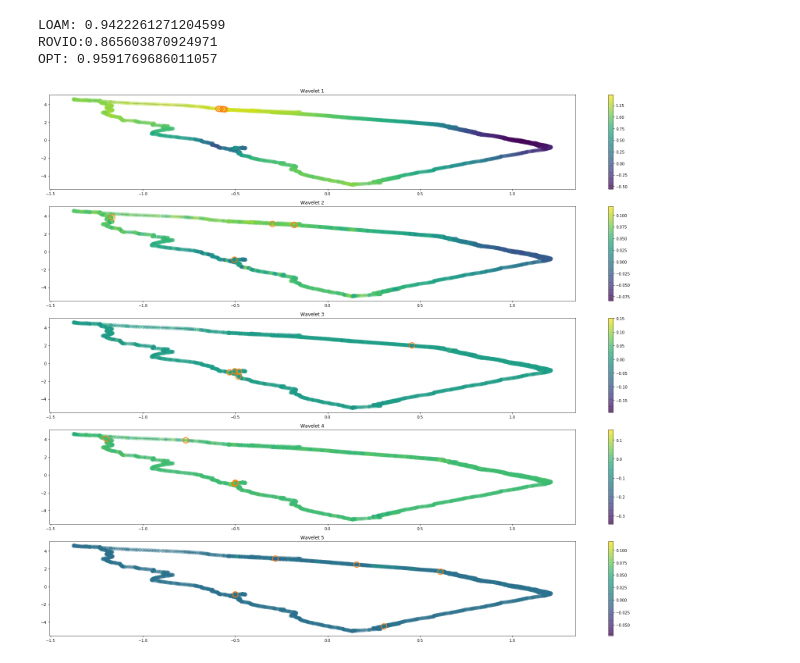
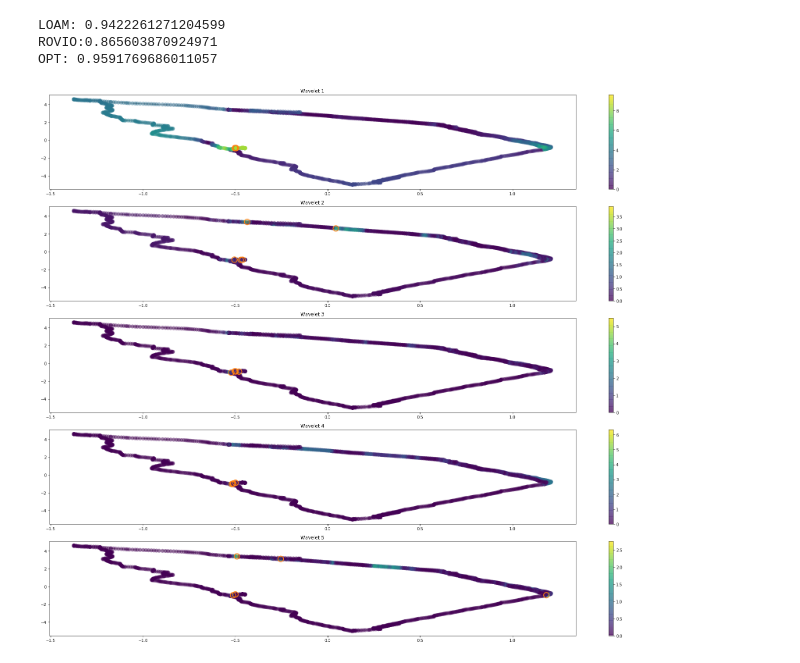
Before and after one commit to ethz-asl/fgsp, a Jupyter notebook: src/Mission_01_test.ipynb, the cells around one changed output. Drawn from its saved outputs; the diff is of its cells as text; code cells hidden in the pictures.

```diff
--- a/src/Mission_01_test.ipynb
+++ b/src/Mission_01_test.ipynb
@@ -230,32 +230,32 @@ s_opt = g.filter(x_opt)
 #s_diff = g.filter(np.linalg.norm(x_diff, ord=2, axis=1))
 
 s = np.zeros((s_opt.shape[0], n_filter))
 #for i in range(0,n_filter):
 #    s_diff = (s_rovio[:,i] - s_opt[:,i]).squeeze()
 #    s[:,i] = np.linalg.norm(s_diff, ord=2, axis=0)
 
-s = s_loam - s_opt
+s = s_rovio - s_opt
 fig, axes = plt.subplots(n_filter, 1, figsize=(24, 20))
 fig.subplots_adjust(hspace=0.5)
 for i in range(0, n_filter):
     w = (np.divide(x_opt_hat, x_loam_hat/x_loam_hat))
     w = 1-(w - w.min()) / (w.max() - w.min())
 
     s_level = s[:,i]
     top_n = 5
     peaks = s_level.argsort()[-top_n:][::-1]
     #print(s_level[410])
     #peaks = np.zeros((1,top_n))
     #for j in range(0, top_n):
      #   print(top_values[j])
       #  test = np.where(s_level == top_values[j])[0]
        # print(test)
         #peaks[0,j] = test
 
     s_tmp = s[:,i] * w
     #s_tmp = (s_tmp - s_tmp.min()) / (s_tmp.max() - s_tmp.min())
     _ = G.plot(s_tmp, title='Wavelet {}'.format(i+1), ax=axes[i], highlight=peaks)
     #_ = G.plot(s[:, i], title='Wavelet {}'.format(i+1), ax=axes[i])
 fig.tight_layout()
 # %% [output]
-[figure, old version]
+[figure, new version]
```
